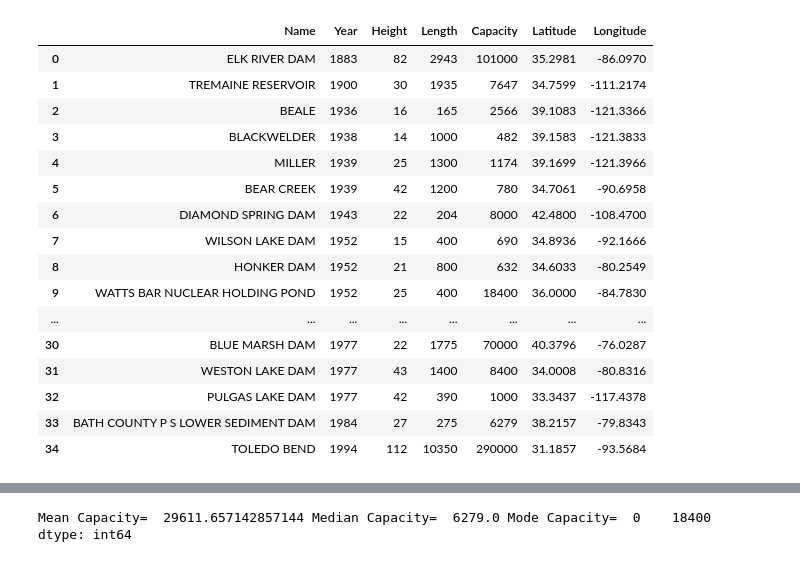
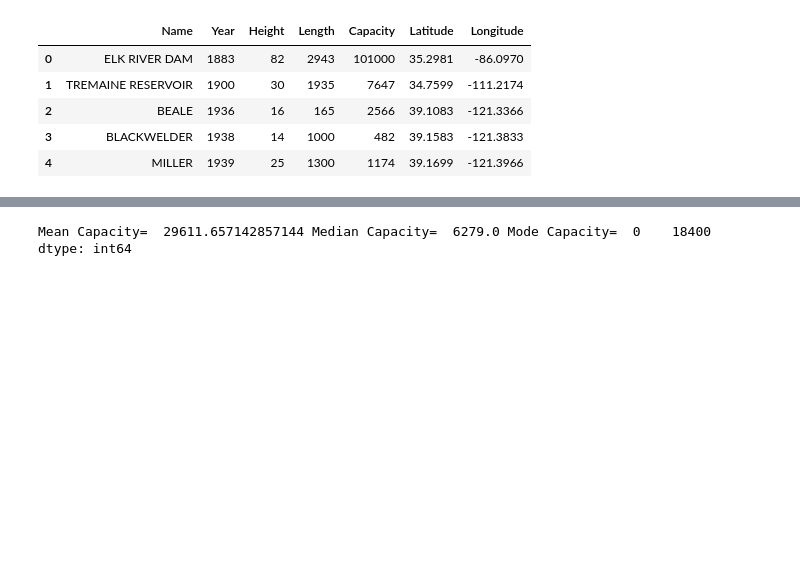
Before and after one commit to MichaelBarfuss/IMSE441, a Jupyter notebook: Lab_2_Example.ipynb, the cells around one changed output, grey strips where cells are left out. Saved outputs shown, nothing was run; the diff lists cells and outputs as text; code cells hidden in the pictures; blank space fills up the shorter version.

```diff
--- a/Lab_2_Example.ipynb
+++ b/Lab_2_Example.ipynb
@@ -8,25 +7,14 @@ import statistics as st
 # %%
 #Data upload
 Data= pd.read_csv('/content/drive/MyDrive/IMSE_441/Dams-2023-DStat.csv')
-Data
+Data.head()
 # %% [output]
 |  | Name | Year | Height | Length | Capacity | Latitude | Longitude |
 | 0 | ELK RIVER DAM | 1883 | 82 | 2943 | 101000 | 35.2981 | -86.0970 |
 | 1 | TREMAINE RESERVOIR | 1900 | 30 | 1935 | 7647 | 34.7599 | -111.2174 |
 | 2 | BEALE | 1936 | 16 | 165 | 2566 | 39.1083 | -121.3366 |
 | 3 | BLACKWELDER | 1938 | 14 | 1000 | 482 | 39.1583 | -121.3833 |
 | 4 | MILLER | 1939 | 25 | 1300 | 1174 | 39.1699 | -121.3966 |
-| 5 | BEAR CREEK | 1939 | 42 | 1200 | 780 | 34.7061 | -90.6958 |
-| 6 | DIAMOND SPRING DAM | 1943 | 22 | 204 | 8000 | 42.4800 | -108.4700 |
-| 7 | WILSON LAKE DAM | 1952 | 15 | 400 | 690 | 34.8936 | -92.1666 |
-| 8 | HONKER DAM | 1952 | 21 | 800 | 632 | 34.6033 | -80.2549 |
-| 9 | WATTS BAR NUCLEAR HOLDING POND | 1952 | 25 | 400 | 18400 | 36.0000 | -84.7830 |
-| ... | ... | ... | ... | ... | ... | ... | ... |
-| 30 | BLUE MARSH DAM | 1977 | 22 | 1775 | 70000 | 40.3796 | -76.0287 |
-| 31 | WESTON LAKE DAM | 1977 | 43 | 1400 | 8400 | 34.0008 | -80.8316 |
-| 32 | PULGAS LAKE DAM | 1977 | 42 | 390 | 1000 | 33.3437 | -117.4378 |
-| 33 | BATH COUNTY P S LOWER SEDIMENT DAM | 1984 | 27 | 275 | 6279 | 38.2157 | -79.8343 |
-| 34 | TOLEDO BEND | 1994 | 112 | 10350 | 290000 | 31.1857 | -93.5684 |
 # %%
 Data.describe()
 # %% [output]
```
Also changed, not shown: parts of 5 cells of this notebook.
